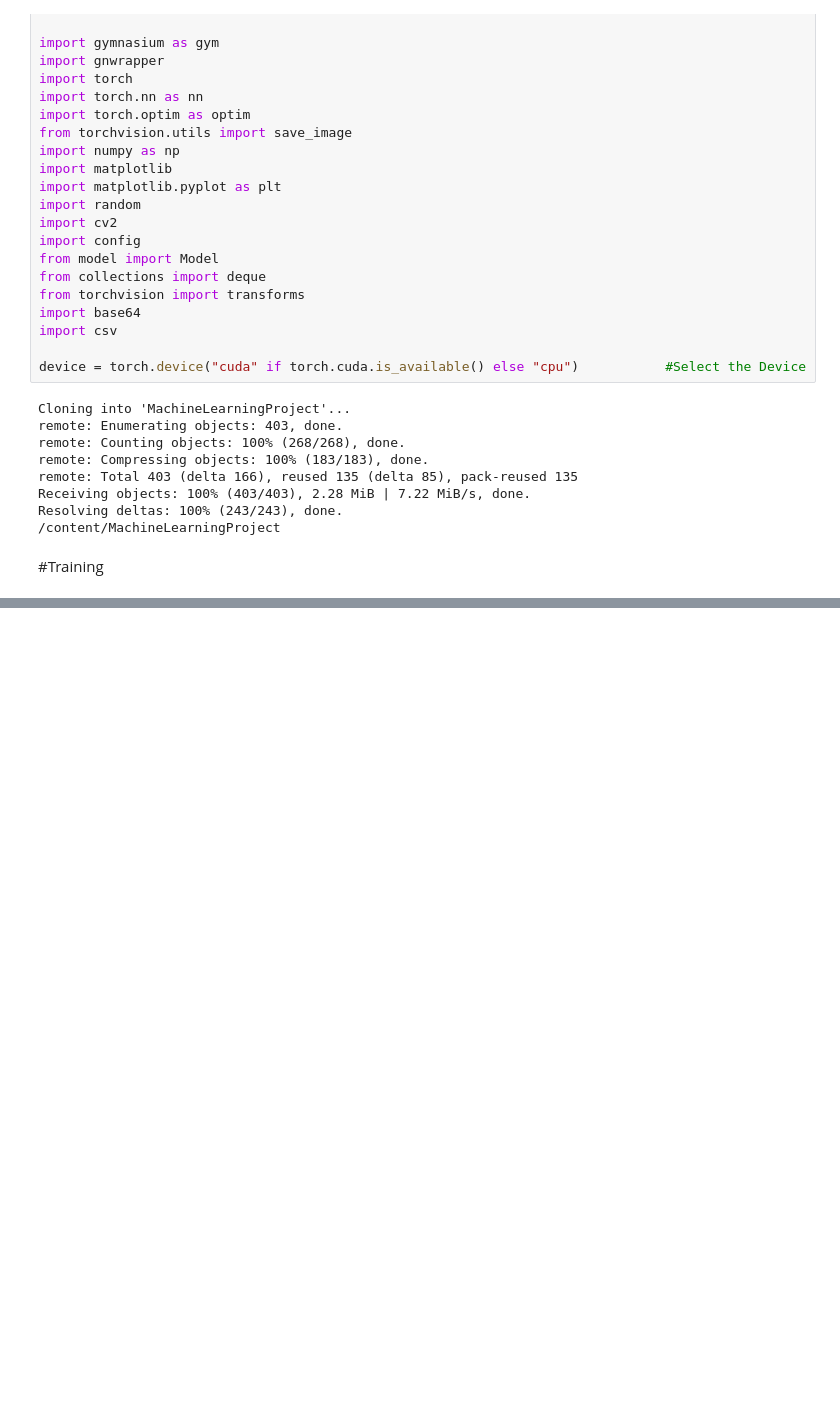
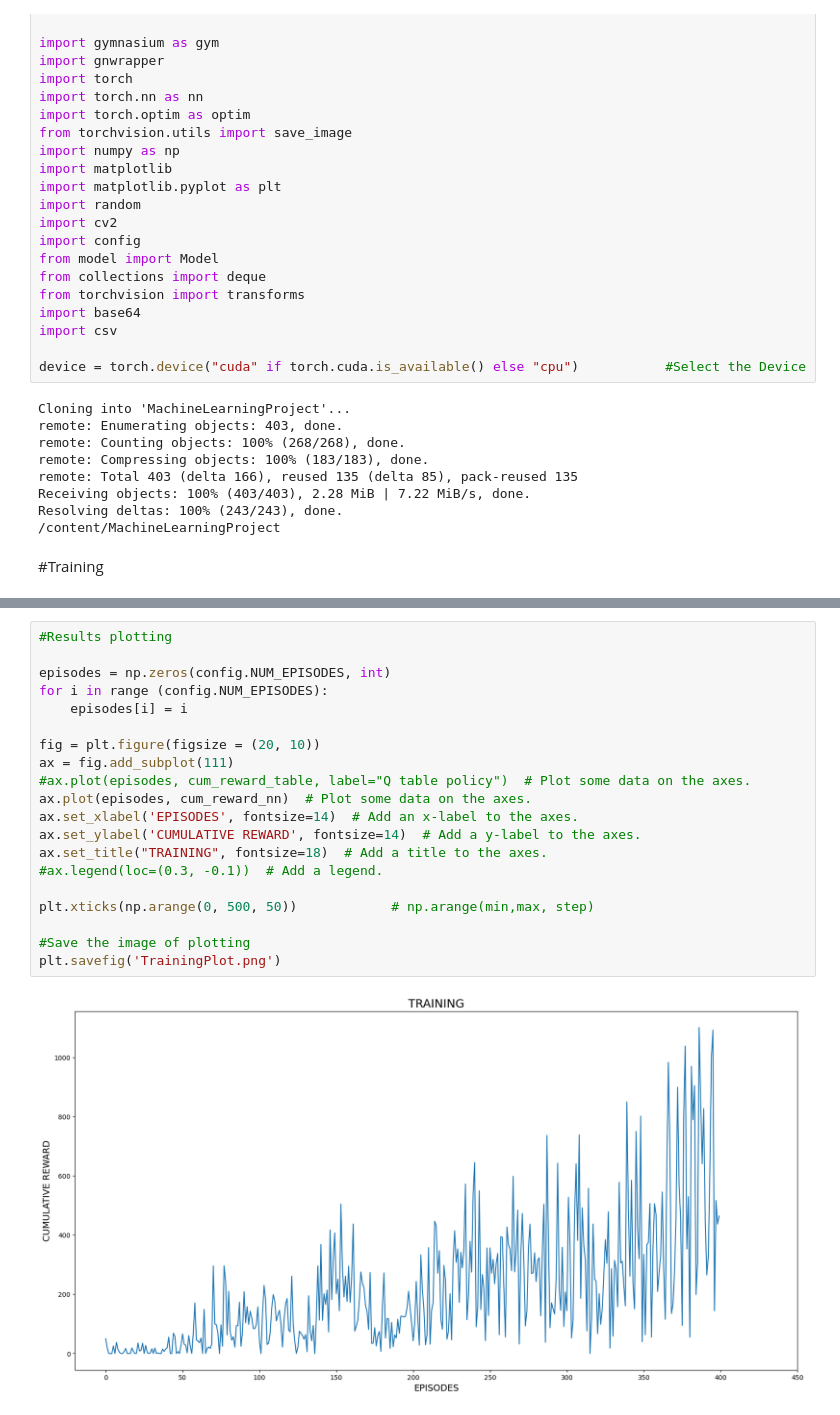
Before and after one commit to Federico6419/MachineLearningProject, a Jupyter notebook: MachineLearningProject.ipynb, the cells around one changed output, grey strips where cells are left out. Saved outputs shown, nothing was run; the diff lists cells and outputs as text; blank space fills up the shorter version.

```diff
--- a/MachineLearningProject.ipynb
+++ b/MachineLearningProject.ipynb
@@ -434,3 +434,25 @@ Current Episode:  2
 Weigths saved in: Checkpoints/checkpoint.pth.tar
 Target network updated
 [figure]
+# %%
+#Results plotting
+
+episodes = np.zeros(config.NUM_EPISODES, int)
+for i in range (config.NUM_EPISODES):
+    episodes[i] = i
+
+fig = plt.figure(figsize = (20, 10))
+ax = fig.add_subplot(111)
+#ax.plot(episodes, cum_reward_table, label="Q table policy")  # Plot some data on the axes.
+ax.plot(episodes, cum_reward_nn)  # Plot some data on the axes.
+ax.set_xlabel('EPISODES', fontsize=14)  # Add an x-label to the axes.
+ax.set_ylabel('CUMULATIVE REWARD', fontsize=14)  # Add a y-label to the axes.
+ax.set_title("TRAINING", fontsize=18)  # Add a title to the axes.
+#ax.legend(loc=(0.3, -0.1))  # Add a legend.
+
+plt.xticks(np.arange(0, 500, 50))            # np.arange(min,max, step)
+
+#Save the image of plotting
+plt.savefig('TrainingPlot.png')
+# %% [output]
+[figure, added]
```
Also changed, not shown: parts of 1 cell of this notebook.
